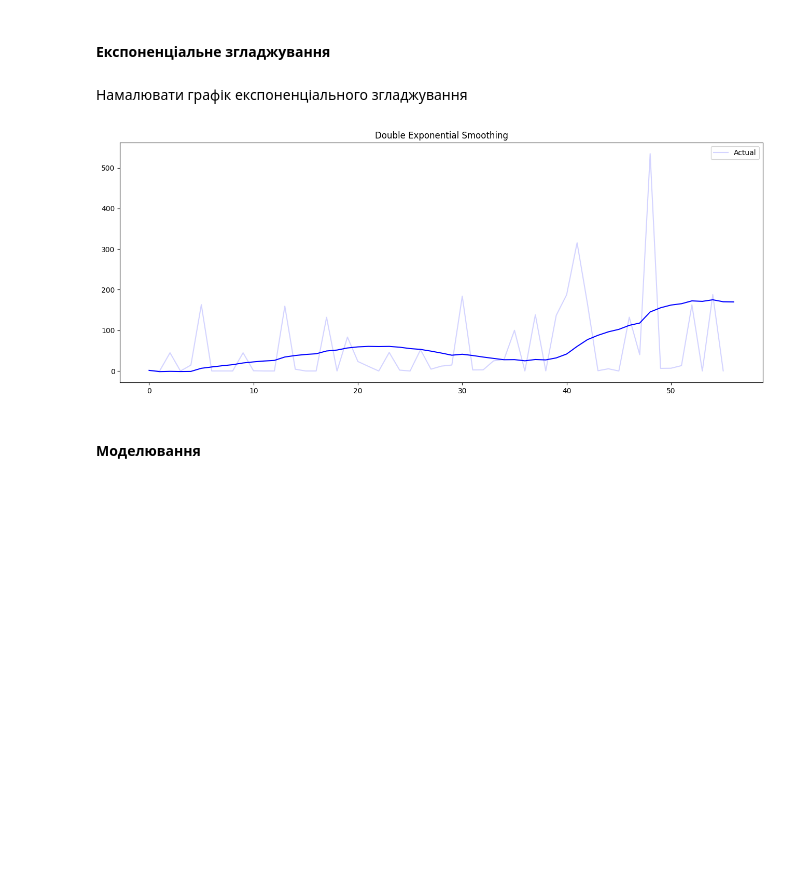
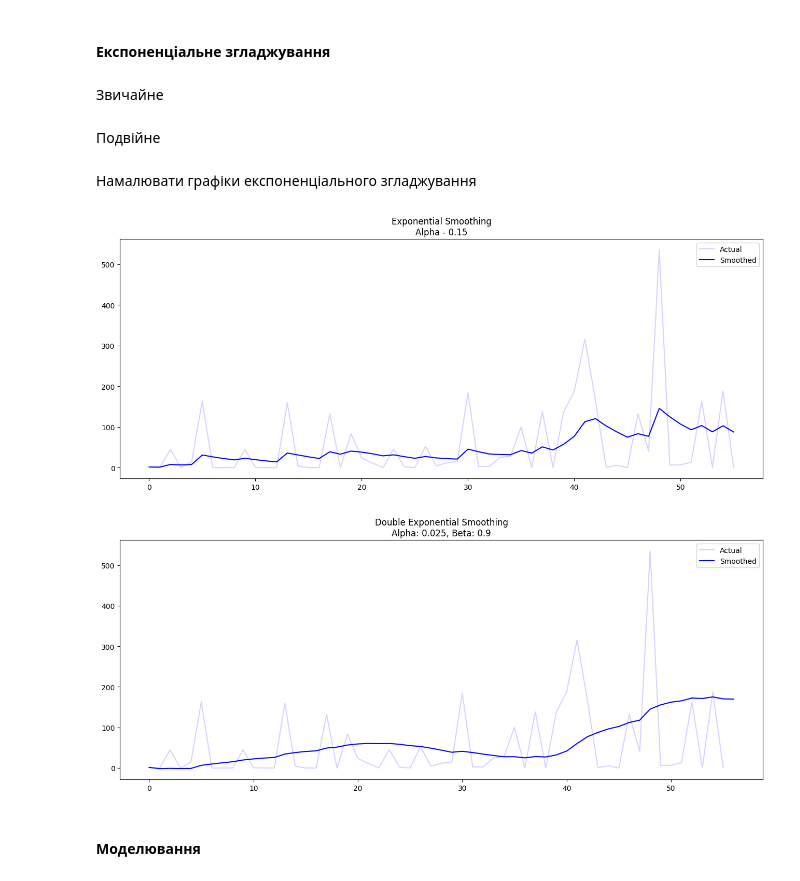
Before and after one commit to larry-oj/DataScienceTermPaper, a Jupyter notebook: database/analysis/Drama.ipynb, the cells around one changed output. Drawn from its saved outputs; the diff is of its cells as text; code cells hidden in the pictures; blank space fills up the shorter version.

```diff
--- a/database/analysis/Drama.ipynb
+++ b/database/analysis/Drama.ipynb
@@ -76,6 +69,7 @@ df_trimmed['gross'] = df_trimmed['gross'].div(1000000)
 Намалювати графік на основі даних
 # %%
 # plot
+plt.style.use('default')
 df.plot(xlabel='Year', ylabel='Gross (millions USD)',
     figsize=default_figsize,
     color=main_color,
@@ -131,8 +125,32 @@ ma_plot(df['gross'], 5, True)
 [figure]
 # %% [markdown]
 #### Експоненціальне згладжування
+# %% [markdown]
+Звичайне
+# %%
+def exp_smoothing(series, alpha):
+
+    result = [series[0]] # first value is same as series
+    for n in range(1, len(series)):
+        result.append(alpha * series[n] + (1 - alpha) * result[n-1])
+    return result
+
+
+def plot_exp_smoothing(series, alpha):
+
+    plt.style.use('default')
+
+    plt.figure(figsize=default_figsize)
+    plt.plot(series.values, color=light_color, label="Actual")
+    plt.legend(loc="best")
+
+    plt.title(f"Exponential Smoothing\nAlpha - {alpha}")
+    plt.plot(exp_smoothing(series, alpha), color=main_color, label="Smoothed")
+    plt.legend(loc="best")
+# %% [markdown]
+Подвійне
 # %%
-def exp_smoothing(series, alpha, beta):
+def double_exp_smoothing(series, alpha, beta):
 
     result = [series[0]]
     for n in range(1, len(series)+1):
@@ -147,21 +165,24 @@ def exp_smoothing(series, alpha, beta):
         result.append(level + trend)
     return result
 
-def plot_exp_smoothing(series, alpha, beta):
+def plot_double_exp_smoothing(series, alpha, beta):
 
     plt.style.use('default')
 
     plt.figure(figsize=default_figsize)
     plt.plot(series.values, color=light_color, label="Actual")
     plt.legend(loc="best")
-    plt.title("Double Exponential Smoothing")
 
-    plt.plot(exp_smoothing(series, alpha, beta), color=main_color, label=f"Alpha {alpha}, beta {beta}")
+    plt.title(f"Double Exponential Smoothing\nAlpha: {alpha}, Beta: {beta}")
+    plt.plot(double_exp_smoothing(series, alpha, beta), color=main_color, label="Smoothed")
+    plt.legend(loc="best")
 # %% [markdown]
-Намалювати графік експоненціального згладжування
+Намалювати графіки експоненціального згладжування
 # %%
-plot_exp_smoothing(df['gross'], alpha=0.025, beta=0.9)
+plot_exp_smoothing(df['gross'], alpha=0.15)
+plot_double_exp_smoothing(df['gross'], alpha=0.025, beta=0.9)
 # %% [output]
-[figure, old version]
+[figure, new version]
+[figure, added]
 # %% [markdown]
 #### Моделювання
```
Also changed, not shown: parts of 18 cells of this notebook, 1 other file.
